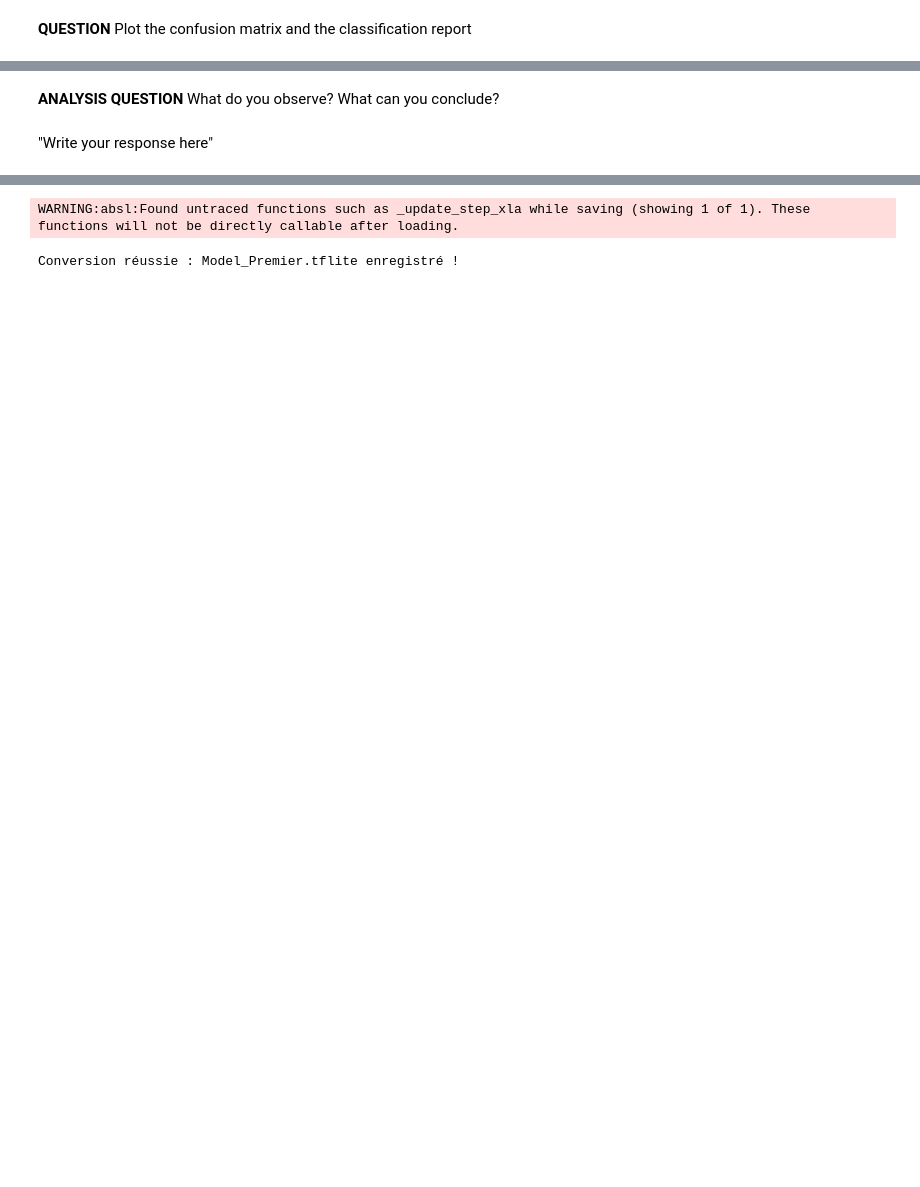
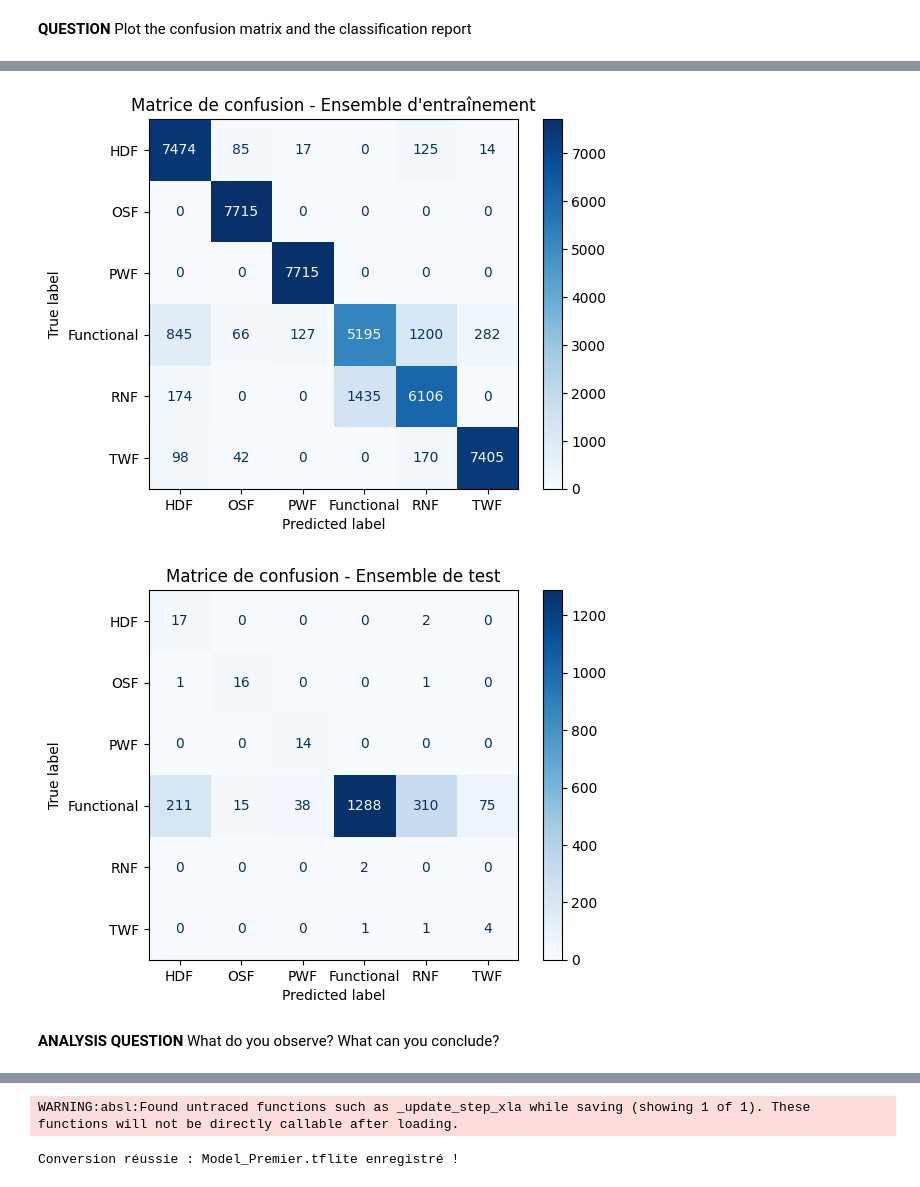
Before and after one commit to Moruko/IA_embarqu-e, a Jupyter notebook: TP_IA_EMBARQUEE_Kamara_Morucci.ipynb, the cells around one changed output, grey strips where cells are left out. Saved outputs shown, nothing was run; the diff lists cells and outputs as text; code cells hidden in the pictures; blank space fills up the shorter version.

```diff
--- a/TP_IA_EMBARQUEE_Kamara_Morucci.ipynb
+++ b/TP_IA_EMBARQUEE_Kamara_Morucci.ipynb
@@ -597,0 +629,25 @@ plt.show()
+# %%
+Y_train_pred = np.argmax(my_mlp_model.predict(X_train_treated), axis=1)
+Y_test_pred = np.argmax(my_mlp_model.predict(X_test_B), axis=1)
+
+class_names = ['HDF','OSF','PWF','Functional','RNF','TWF']
+
+# Convertir les vraies étiquettes one-hot encodées en labels simples
+Y_train_true = np.argmax(Y_train_treated, axis=1)
+Y_test_true = np.argmax(Y_test_B, axis=1)
+print(Y_train_true)
+
+# Calculer et afficher la matrice de confusion pour l'ensemble d'entraînement
+cm_train = confusion_matrix(Y_train_true, Y_train_pred)
+disp_train = ConfusionMatrixDisplay(confusion_matrix=cm_train,display_labels=class_names)
+disp_train.plot(cmap=plt.cm.Blues)
+plt.title('Matrice de confusion - Ensemble d\'entraînement')
+plt.show()
+
+# Calculer et afficher la matrice de confusion pour l'ensemble de test
+cm_test = confusion_matrix(Y_test_true, Y_test_pred)
+disp_test = ConfusionMatrixDisplay(confusion_matrix=cm_test,display_labels=class_names)
+disp_test.plot(cmap=plt.cm.Blues)
+plt.title('Matrice de confusion - Ensemble de test')
+plt.show()
+# %% [output]
@@ -598,4 +657,4 @@ plt.show()
+[figure, added]
+[figure, added]
 # %% [markdown]
 **ANALYSIS QUESTION** What do you observe? What can you conclude?
-# %% [markdown]
-"Write your response here"
```
Also changed, not shown: parts of 7 cells of this notebook.
